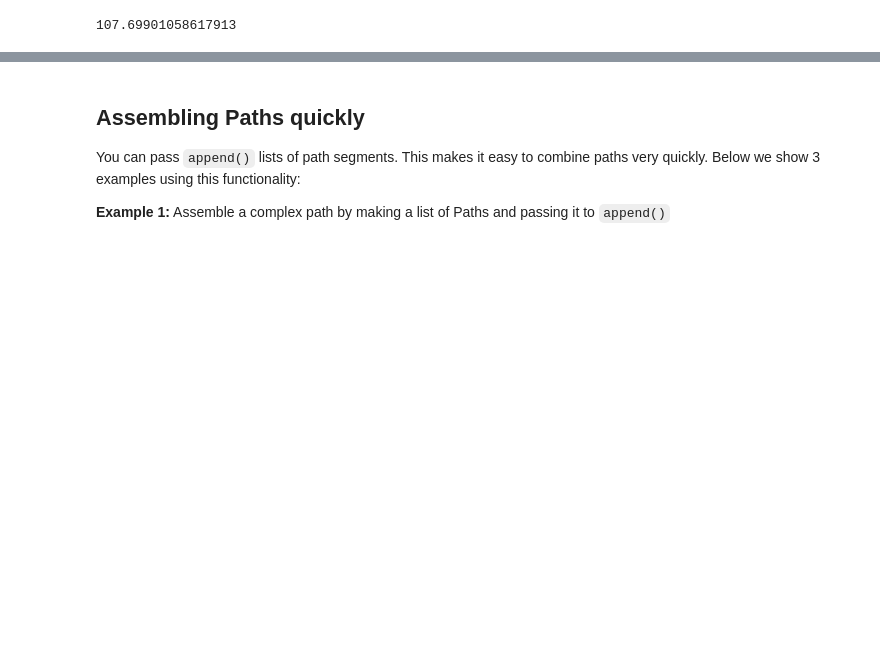
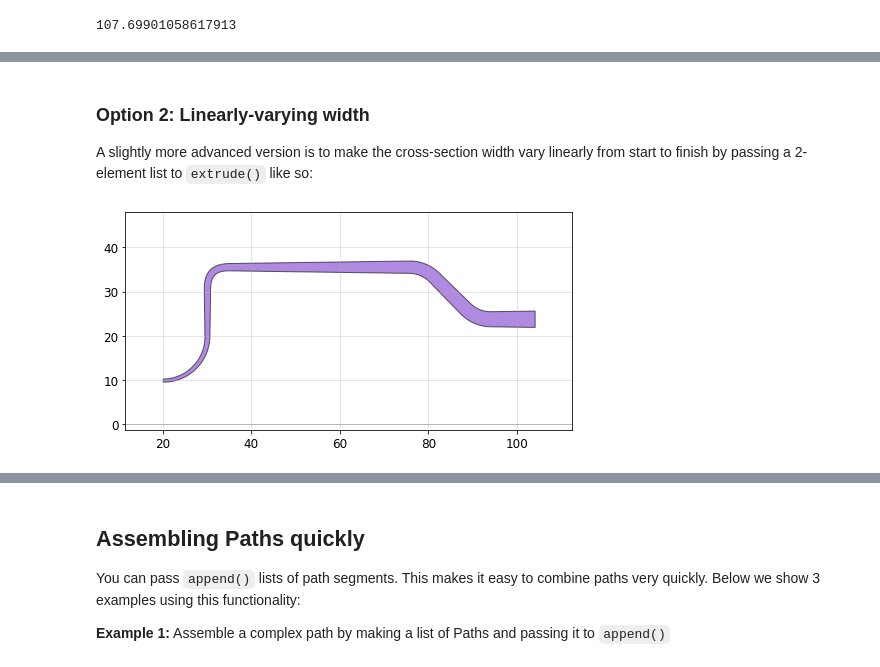
Before and after one commit to amccaugh/phidl, a Jupyter notebook: docs/tutorials/waveguides.ipynb, the cells around one changed output, grey strips where cells are left out. Cells and saved outputs as stored; diff of their text form; code cells hidden in the pictures; blank space fills up the shorter version.

```diff
--- a/docs/tutorials/waveguides.ipynb
+++ b/docs/tutorials/waveguides.ipynb
@@ -62,0 +72,9 @@ Now that we've got our path defined, the next step is to tell phidl what we want
+# %% [markdown]
+### Option 2: Linearly-varying width
+
+A slightly more advanced version is to make the cross-section width vary linearly from start to finish by passing a 2-element list to `extrude()` like so:
+# %%
+waveguide_device = P.extrude([0.7,3.7], layer = 4)
+qp(waveguide_device)
+# %% [output]
+[figure, added]
```
Also changed, not shown: parts of 16 cells of this notebook.
